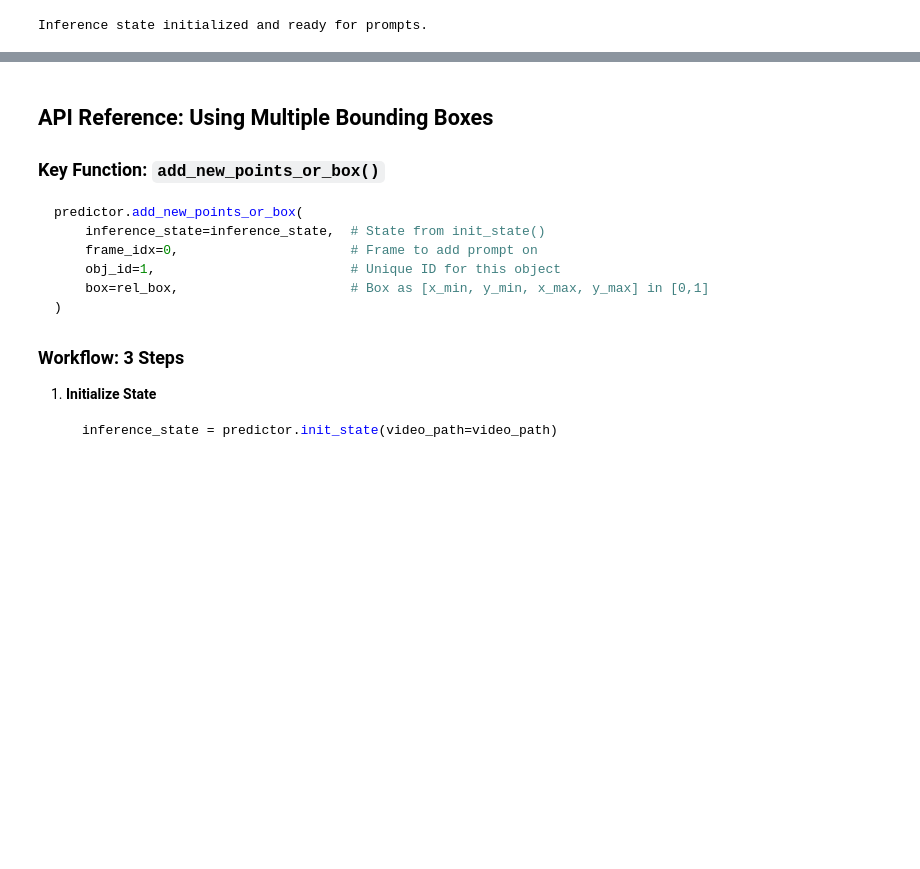
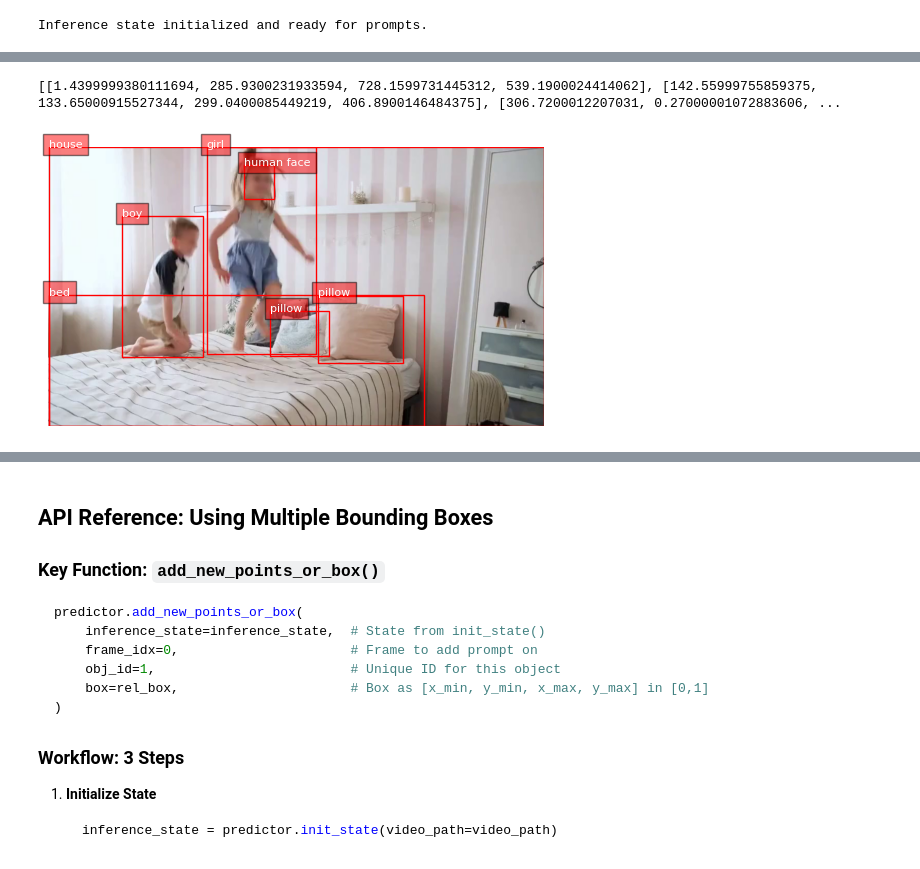
Before and after one commit to NicoloIacobone/sam3, a Jupyter notebook: examples/sam3_multiple_bbox_proposals_example.ipynb, the cells around one changed output, grey strips where cells are left out. Drawn from its saved outputs; the diff is of its cells as text; code cells hidden in the pictures; blank space fills up the shorter version.

```diff
--- a/examples/sam3_multiple_bbox_proposals_example.ipynb
+++ b/examples/sam3_multiple_bbox_proposals_example.ipynb
@@ -136,0 +167,8 @@ print(f"Object 2 (ID={obj_id_2}): Box in pixels: {box_2}")
+# %%
+print(results['<OD>']['bboxes'])
+# %% [output]
+[[1.4399999380111694, 285.9300231933594, 728.1599731445312, 539.1900024414062], [142.55999755859375, 133.65000915527344, 299.0400085449219, 406.8900146484375], [306.7200012207031, 0.27000001072883606, ...
+# %%
+plot_bbox(image, results['<OD>'])
+# %% [output]
+[figure, added]
```
Also changed, not shown: parts of 10 cells of this notebook, 1 other file.
